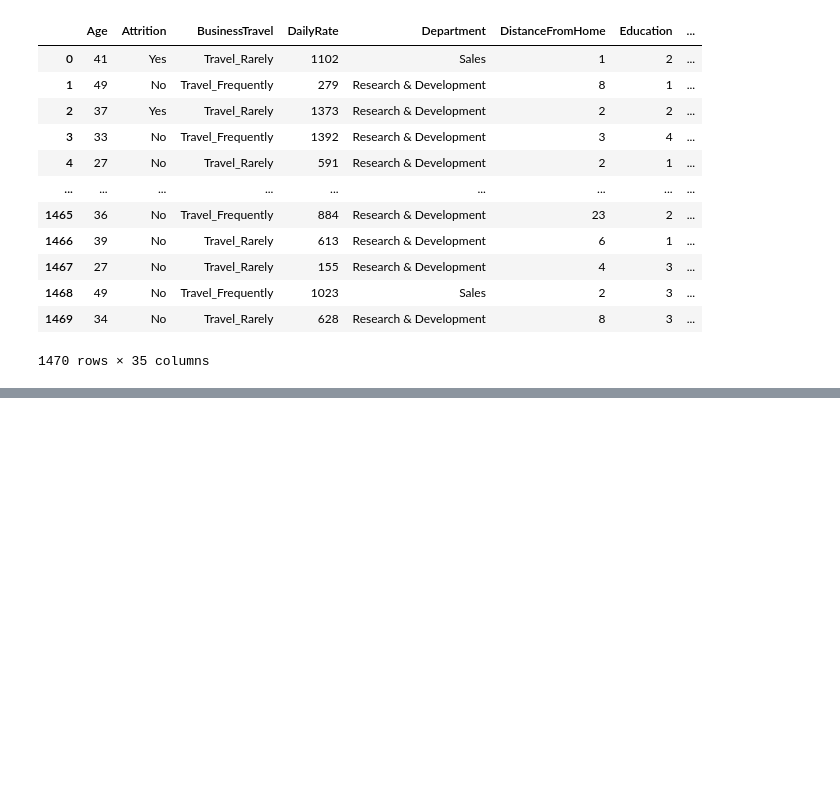
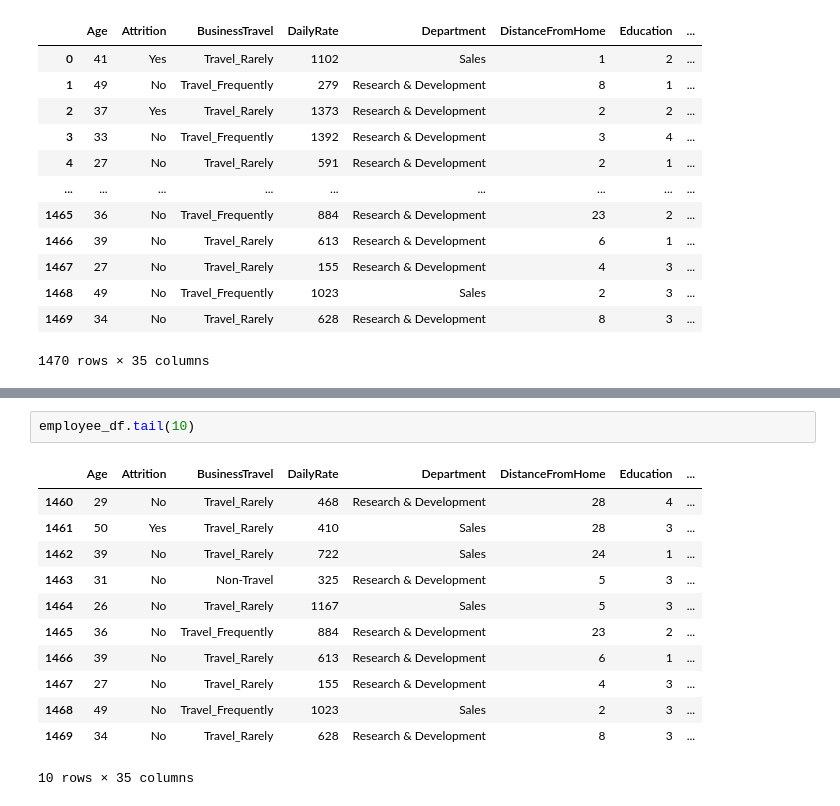
Before and after one commit to chandragargp/Human-Resources-Department-Solution, a Jupyter notebook: Human_Resources_Department_Solution.ipynb, the cells around one changed output, grey strips where cells are left out. Drawn from its saved outputs; the diff is of its cells as text; blank space fills up the shorter version.

```diff
--- a/Human_Resources_Department_Solution.ipynb
+++ b/Human_Resources_Department_Solution.ipynb
@@ -54,0 +65,15 @@ employee_df
+# %%
+employee_df.tail(10)
+# %% [output]
+|  | Age | Attrition | BusinessTravel | DailyRate | Department | DistanceFromHome | Education | ... |
+| 1460 | 29 | No | Travel_Rarely | 468 | Research & Development | 28 | 4 | ... |
+| 1461 | 50 | Yes | Travel_Rarely | 410 | Sales | 28 | 3 | ... |
+| 1462 | 39 | No | Travel_Rarely | 722 | Sales | 24 | 1 | ... |
+| 1463 | 31 | No | Non-Travel | 325 | Research & Development | 5 | 3 | ... |
+| 1464 | 26 | No | Travel_Rarely | 1167 | Sales | 5 | 3 | ... |
+| 1465 | 36 | No | Travel_Frequently | 884 | Research & Development | 23 | 2 | ... |
+| 1466 | 39 | No | Travel_Rarely | 613 | Research & Development | 6 | 1 | ... |
+| 1467 | 27 | No | Travel_Rarely | 155 | Research & Development | 4 | 3 | ... |
+| 1468 | 49 | No | Travel_Frequently | 1023 | Sales | 2 | 3 | ... |
+| 1469 | 34 | No | Travel_Rarely | 628 | Research & Development | 8 | 3 | ... |
+10 rows × 35 columns
```
Also changed, not shown: parts of 7 cells of this notebook.
